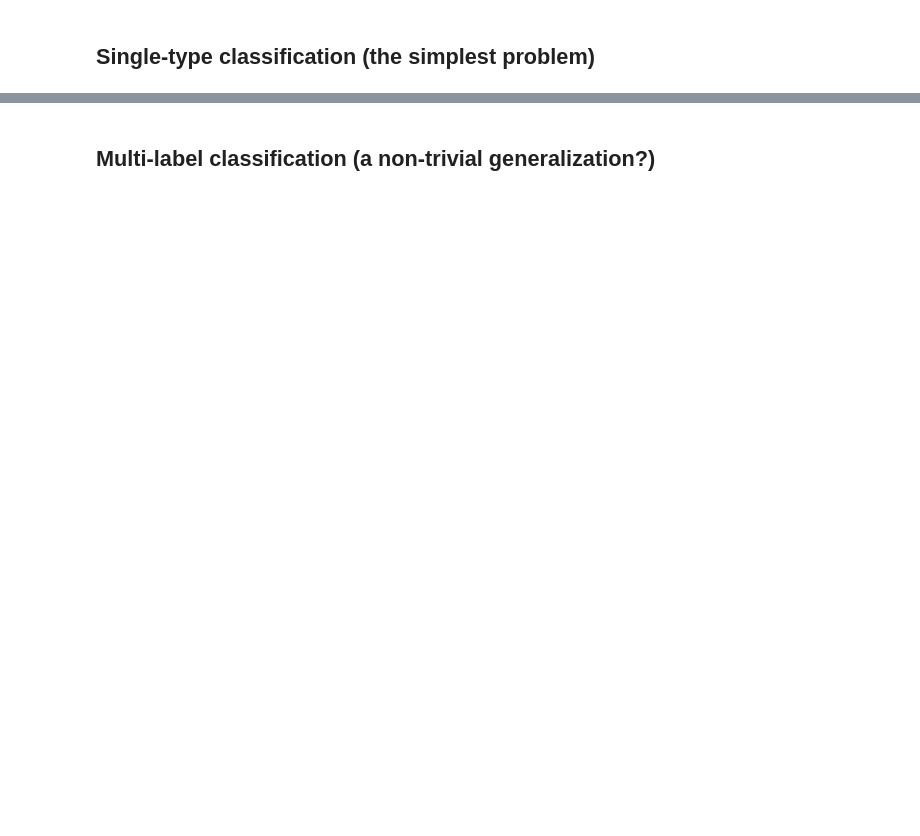
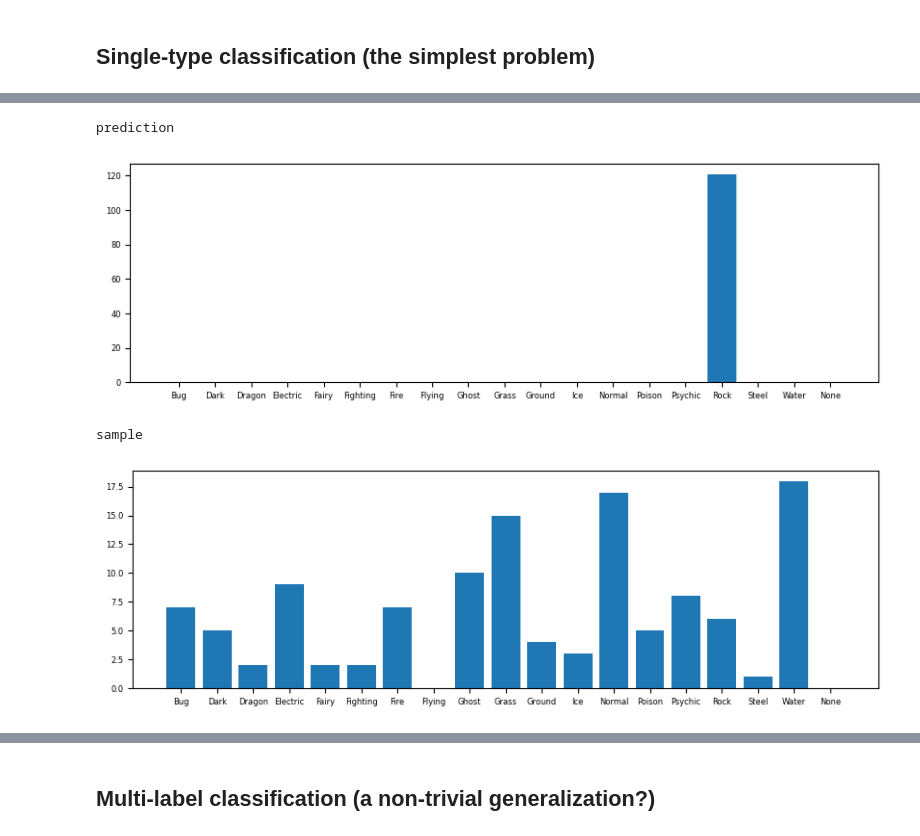
Before and after one commit to maria-yampolskaya/ProjectOAK, a Jupyter notebook: ProjectOAK_s.ipynb, the cells around one changed output, grey strips where cells are left out. Drawn from its saved outputs; the diff is of its cells as text; code cells hidden in the pictures; blank space fills up the shorter version.

```diff
--- a/ProjectOAK_s.ipynb
+++ b/ProjectOAK_s.ipynb
@@ -174,11 +161,22 @@ array(['bulbasaur', '9', '14'], dtype='<U20')
 # %%
 model = models.Sequential()
-model.add(layers.Conv2D(2, 3, activation='relu', input_shape=IMGSHAPE))
-model.add(layers.MaxPooling2D((4, 4)))
-model.add(layers.Conv2D(10, (3, 3), activation='relu'))
+model.add(layers.Conv2D(10, (2,2), activation='relu', input_shape=IMAGESHAPE))
+model.add(layers.MaxPooling2D((3, 3)))
+model.add(layers.Conv2D(20, (2,2), activation='relu'))
+model.add(layers.MaxPooling2D((2, 2)))
+model.add(layers.Conv2D(40, (2,2), activation='relu'))
+model.add(layers.MaxPooling2D((2, 2)))
 model.add(layers.Flatten())
-model.add(layers.Dense(64, activation='relu'))
+model.add(layers.Dense(100, activation='relu'))
 model.add(layers.Dense(NTYPES, activation='softmax'))
+
+
+model.compile(optimizer=tf.keras.optimizers.SGD(learning_rate=0.01, momentum=0.0, nesterov=False, name="SGD"),
+              loss=tf.keras.losses.SparseCategoricalCrossentropy(from_logits=True),
+              metrics=['sparse_categorical_accuracy'])
+# model.compile(optimizer=tf.keras.optimizers.RMSprop(),
+#               loss=tf.keras.losses.SparseCategoricalCrossentropy(from_logits=True),
+#               metrics=['sparse_categorical_accuracy'])
 model.summary()
 # %% [output]
 Model: "sequential"
@@ -223,0 +199,4 @@ class Conv2D(Conv)
+# %%
+model.fit(dd['train']['data'], dd['train']['labels'], validation_data=(dd['val']['data'], dd['val']['labels']),
+          epochs=3)
+#model.evaluate(dd['val']['data'], dd['val']['labels'])
@@ -223,0 +211,18 @@ class Conv2D(Conv)
+# %%
+predictions = onehot_to_i(model.predict(dd['val']['data']))
+assert len(predictions)==len(dd['val']['data'])
+print('prediction')
+plt.figure(figsize=(10,3))
+bc_p = np.bincount(predictions, minlength=NTYPES+1)
+plt.bar(alltypes, bc_p);
+plt.show()
+print('sample')
+plt.figure(figsize=(10,3))
+bc_s = np.bincount(dd['val']['labels'], minlength=NTYPES+1)
+plt.bar(alltypes, bc_s);
+plt.show()
+# %% [output]
+prediction
+[figure, added]
+sample
+[figure, added]
```
Also changed, not shown: parts of 37 cells of this notebook.
